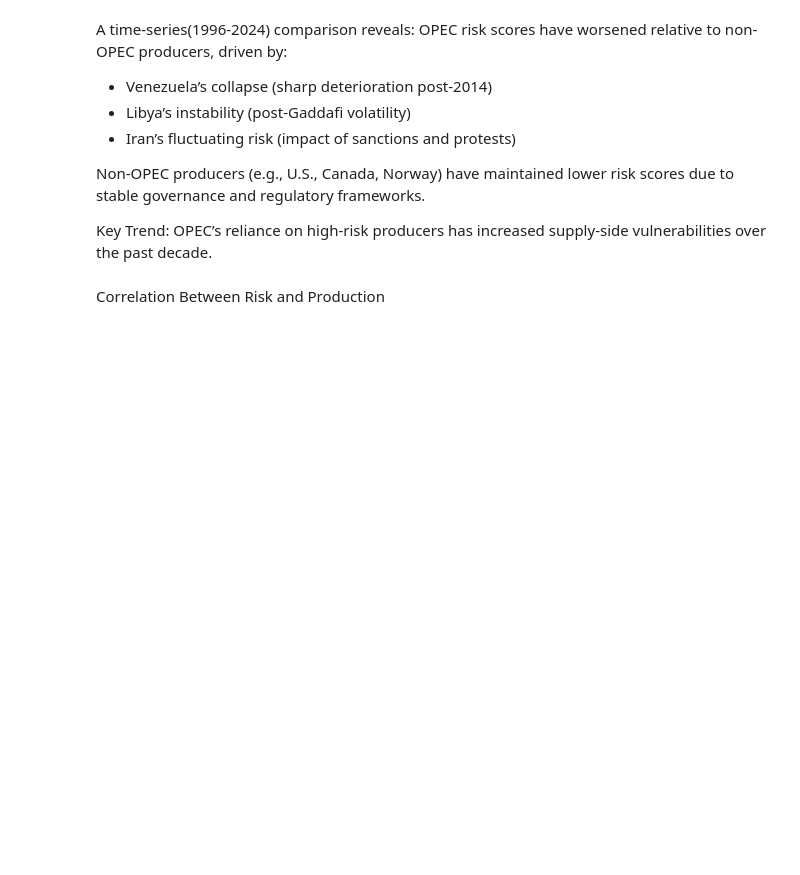
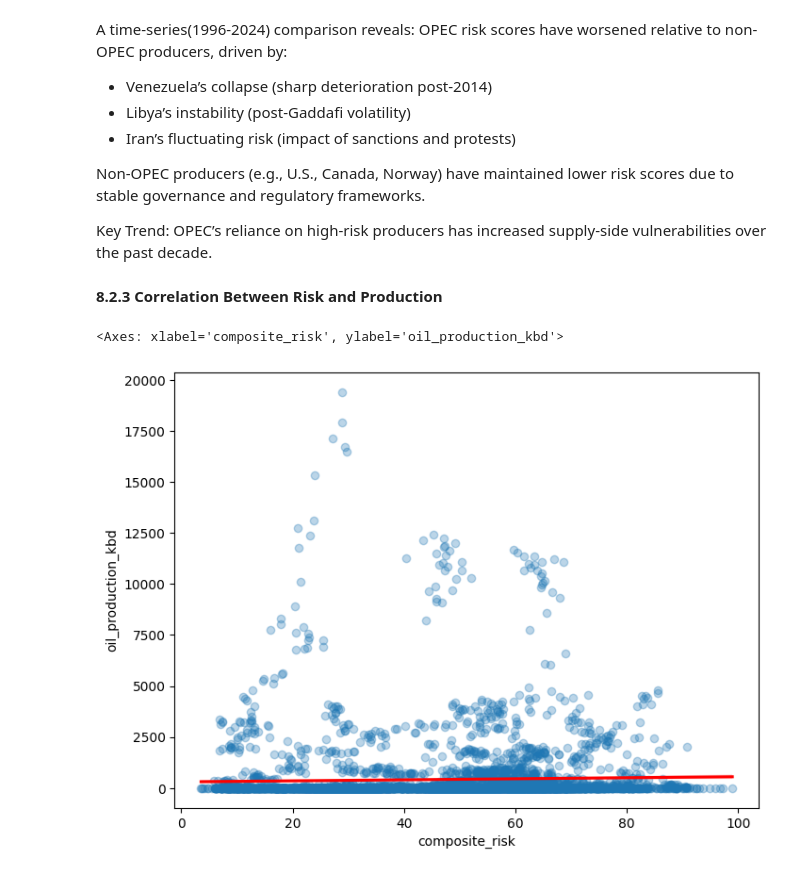
Before and after one commit to EMuritu/Geopolitical_Risk_Index, a Jupyter notebook: Geopolitical_Risk_Index.ipynb, the cells around one changed output. Cells and saved outputs as stored; diff of their text form; code cells hidden in the pictures; blank space fills up the shorter version.

```diff
--- a/Geopolitical_Risk_Index.ipynb
+++ b/Geopolitical_Risk_Index.ipynb
@@ -807,4 +807,11 @@ Non-OPEC producers (e.g., U.S., Canada, Norway) have maintained lower risk score
 
 Key Trend: OPEC’s reliance on high-risk producers has increased supply-side vulnerabilities over the past decade.
 # %% [markdown]
-Correlation Between Risk and Production
+**8.2.3 Correlation Between Risk and Production**
+# %%
+plt.figure(figsize=(8,6))
+sns.regplot(data=merged, x='composite_risk', y='oil_production_kbd',
+            scatter_kws={'alpha':0.3}, line_kws={'color':'red'})
+# %% [output]
+<Axes: xlabel='composite_risk', ylabel='oil_production_kbd'>
+[figure, added]
```
